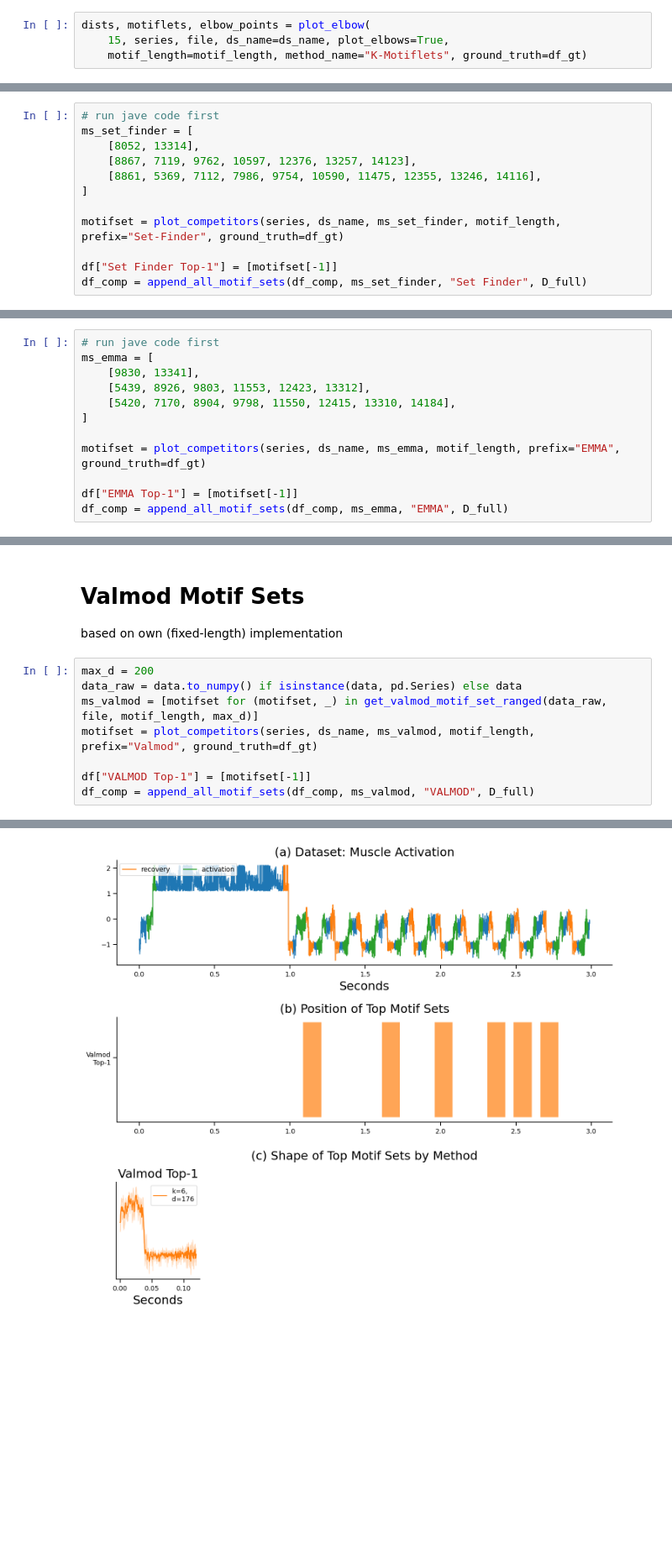
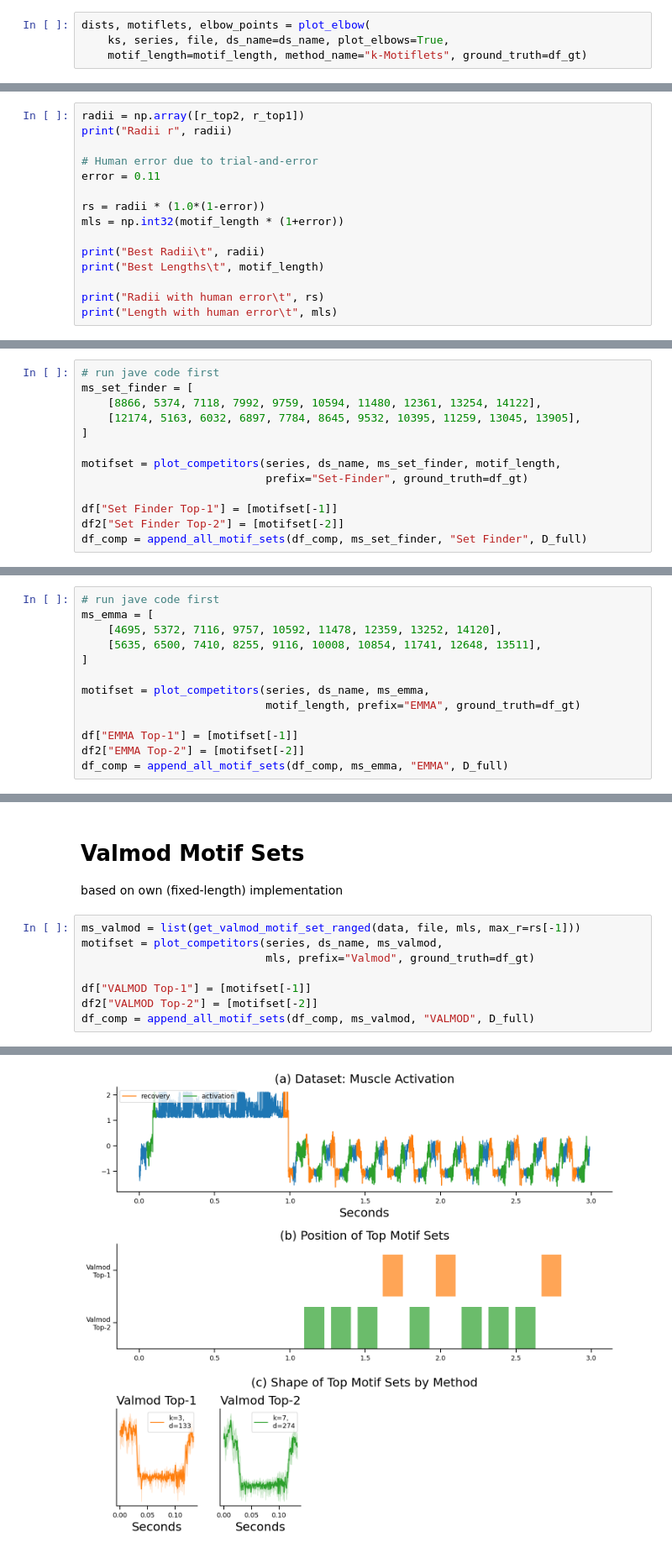
Before and after one commit to patrickzib/motiflets, a Jupyter notebook: notebooks/use_cases_motif_sets_muscle_activation.ipynb, the cells around one changed output, grey strips where cells are left out. Shown at 84% size. Saved outputs shown, nothing was run; the diff lists cells and outputs as text; blank space fills up the shorter version.

```diff
--- a/notebooks/use_cases_motif_sets_muscle_activation.ipynb
+++ b/notebooks/use_cases_motif_sets_muscle_activation.ipynb
@@ -49,6 +69,6 @@ print(dataset)
 # %%
 dists, motiflets, elbow_points = plot_elbow(
-    15, series, file, ds_name=ds_name, plot_elbows=True,
-    motif_length=motif_length, method_name="K-Motiflets", ground_truth=df_gt)
+    ks, series, file, ds_name=ds_name, plot_elbows=True,
+    motif_length=motif_length, method_name="k-Motiflets", ground_truth=df_gt)
 # %% [output]
 Chosen window-size: 600
@@ -63,0 +115,15 @@ df_comp = append_all_motif_sets(df_comp, motiflets, "Motiflets", D_full)
+# %%
+radii = np.array([r_top2, r_top1])
+print("Radii r", radii)
+
+# Human error due to trial-and-error
+error = 0.11
+
+rs = radii * (1.0*(1-error))
+mls = np.int32(motif_length * (1+error))
+
+print("Best Radii\t", radii)
+print("Best Lengths\t", motif_length)
+
+print("Radii with human error\t", rs)
+print("Length with human error\t", mls)
@@ -82,13 +148,14 @@ Radii [ 70  82  94 106 118]
 # %%
 # run jave code first
 ms_set_finder = [
-	[8052, 13314],
-	[8867, 7119, 9762, 10597, 12376, 13257, 14123],
-	[8861, 5369, 7112, 7986, 9754, 10590, 11475, 12355, 13246, 14116],
+    [8866, 5374, 7118, 7992, 9759, 10594, 11480, 12361, 13254, 14122],
+	[12174, 5163, 6032, 6897, 7784, 8645, 9532, 10395, 11259, 13045, 13905],
 ]
 
-motifset = plot_competitors(series, ds_name, ms_set_finder, motif_length, prefix="Set-Finder", ground_truth=df_gt)
+motifset = plot_competitors(series, ds_name, ms_set_finder, motif_length,
+                            prefix="Set-Finder", ground_truth=df_gt)
 
 df["Set Finder Top-1"] = [motifset[-1]]
+df2["Set Finder Top-2"] = [motifset[-2]]
 df_comp = append_all_motif_sets(df_comp, ms_set_finder, "Set Finder", D_full)
 # %% [output]
@@ -118,13 +178,14 @@ Radii [ 70  82  94 106 118]
 # %%
 # run jave code first
 ms_emma = [
-	[9830, 13341],
-	[5439, 8926, 9803, 11553, 12423, 13312],
-	[5420, 7170, 8904, 9798, 11550, 12415, 13310, 14184],
+	[4695, 5372, 7116, 9757, 10592, 11478, 12359, 13252, 14120],
+	[5635, 6500, 7410, 8255, 9116, 10008, 10854, 11741, 12648, 13511],
 ]
 
-motifset = plot_competitors(series, ds_name, ms_emma, motif_length, prefix="EMMA", ground_truth=df_gt)
+motifset = plot_competitors(series, ds_name, ms_emma,
+                            motif_length, prefix="EMMA", ground_truth=df_gt)
 
 df["EMMA Top-1"] = [motifset[-1]]
+df2["EMMA Top-2"] = [motifset[-2]]
 df_comp = append_all_motif_sets(df_comp, ms_emma, "EMMA", D_full)
 # %% [output]
@@ -137,11 +197,11 @@ Filtered Elbow Points [2]
 # Valmod Motif Sets
 based on own (fixed-length) implementation
 # %%
-max_d = 200
-data_raw = data.to_numpy() if isinstance(data, pd.Series) else data
-ms_valmod = [motifset for (motifset, _) in get_valmod_motif_set_ranged(data_raw, file, motif_length, max_d)]
-motifset = plot_competitors(series, ds_name, ms_valmod, motif_length, prefix="Valmod", ground_truth=df_gt)
+ms_valmod = list(get_valmod_motif_set_ranged(data, file, mls, max_r=rs[-1]))
+motifset = plot_competitors(series, ds_name, ms_valmod,
+                            mls, prefix="Valmod", ground_truth=df_gt)
 
 df["VALMOD Top-1"] = [motifset[-1]]
+df2["VALMOD Top-2"] = [motifset[-2]]
 df_comp = append_all_motif_sets(df_comp, ms_valmod, "VALMOD", D_full)
 # %% [output]
@@ -151,4 +212,4 @@ Filtered Elbow Points [1]
-[figure, old version]
+[figure, new version]
 # %% [markdown]
 # Learning Motifs
 See Java Code
```
Also changed, not shown: parts of 23 cells of this notebook, 20 other files.
